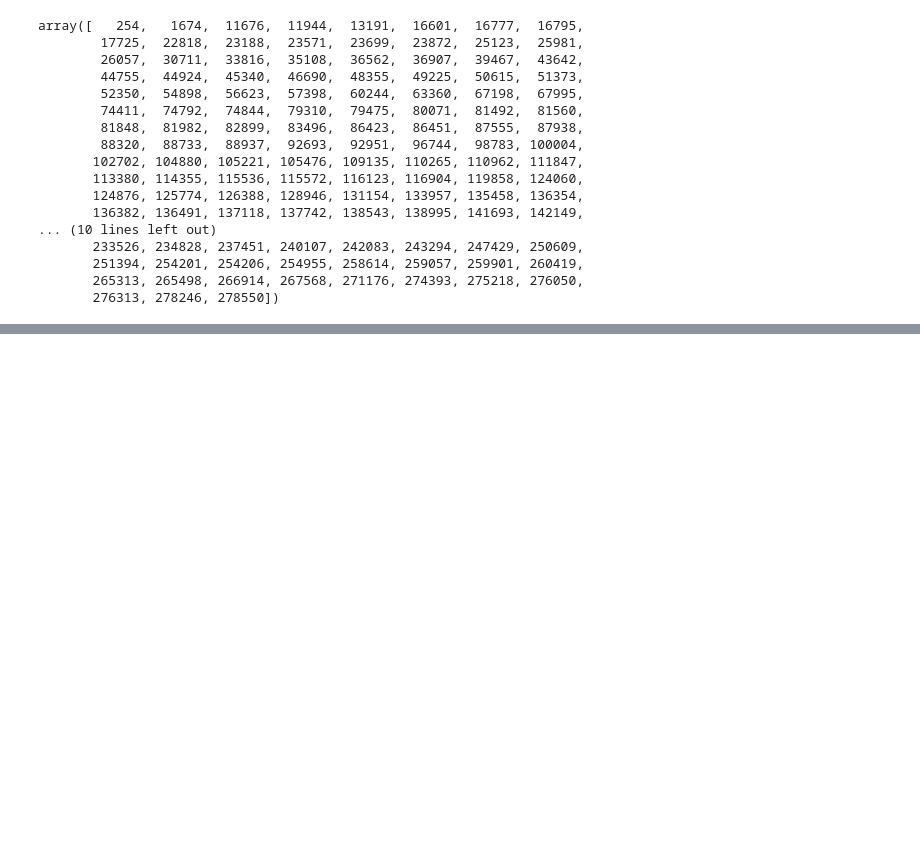
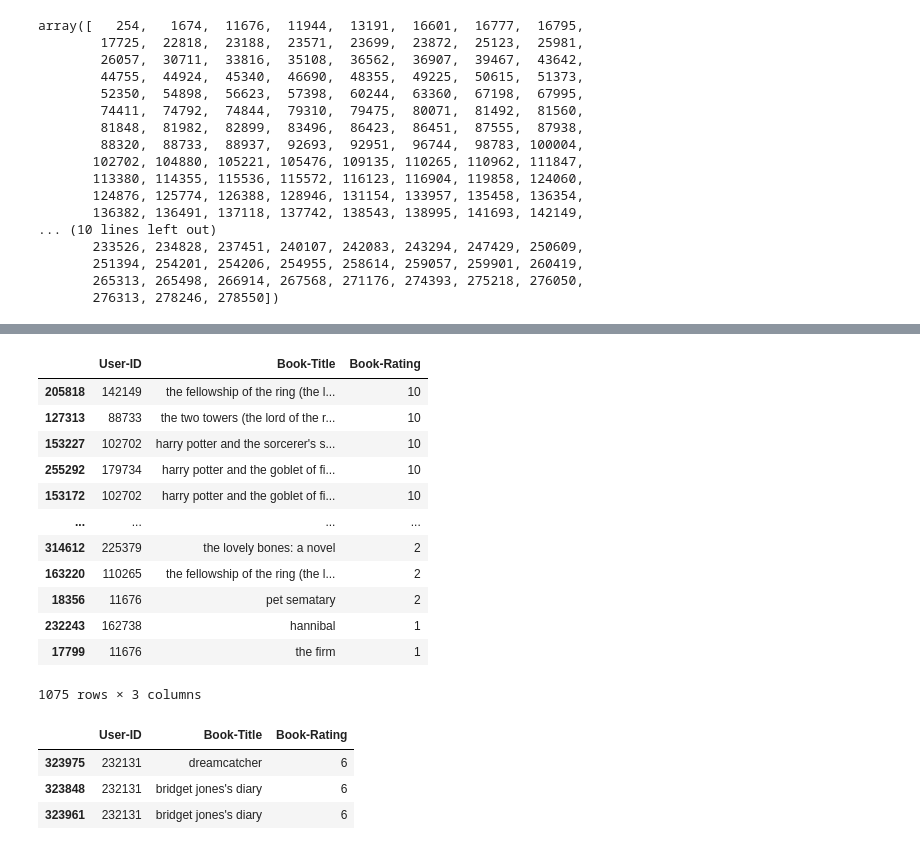
Before and after one commit to Zdeny82/Zdeny82_repo, a Jupyter notebook: algoritmus.ipynb, the cells around one changed output, grey strips where cells are left out. Drawn from its saved outputs; the diff is of its cells as text; code cells hidden in the pictures; blank space fills up the shorter version.

```diff
--- a/algoritmus.ipynb
+++ b/algoritmus.ipynb
@@ -355,2 +378,28 @@ ratings_data_raw = books_of_tolkien_readers[['User-ID', 'Book-Rating', 'Book-Tit
+# %%
+ratings_data_raw = books_of_tolkien_readers[['User-ID', 'Book-Title', 'Book-Rating']][books_of_tolkien_readers['Book-Title'].isin(books_to_compare)] # list of the higher rated books than 8 count of ratings
+ratings_data_raw.sort_values(by='Book-Rating', ascending=False)
+# %% [output]
+|  | User-ID | Book-Title | Book-Rating |
+| 205818 | 142149 | the fellowship of the ring (the l... | 10 |
+| 127313 | 88733 | the two towers (the lord of the r... | 10 |
+| 153227 | 102702 | harry potter and the sorcerer's s... | 10 |
+| 255292 | 179734 | harry potter and the goblet of fi... | 10 |
+| 153172 | 102702 | harry potter and the goblet of fi... | 10 |
+| ... | ... | ... | ... |
+| 314612 | 225379 | the lovely bones: a novel | 2 |
+| 163220 | 110265 | the fellowship of the ring (the l... | 2 |
+| 18356 | 11676 | pet sematary | 2 |
+| 232243 | 162738 | hannibal | 1 |
+| 17799 | 11676 | the firm | 1 |
+1075 rows × 3 columns
+# %%
+# Check the duplicates
+ratings_data_raw_with_duplicates = ratings_data_raw.copy()
+ratings_data_raw_with_duplicates[ratings_data_raw_with_duplicates.duplicated(subset=['User-ID', 'Book-Title'])].sort_values(by=['User-ID', 'Book-Title'], ascending=False).head(3)
+# %% [output]
+|  | User-ID | Book-Title | Book-Rating |
+| 323975 | 232131 | dreamcatcher | 6 |
+| 323848 | 232131 | bridget jones's diary | 6 |
+| 323961 | 232131 | bridget jones's diary | 6 |
 # %%
 # group by User and Book and compute mean
```
Also changed, not shown: parts of 12 cells of this notebook.
